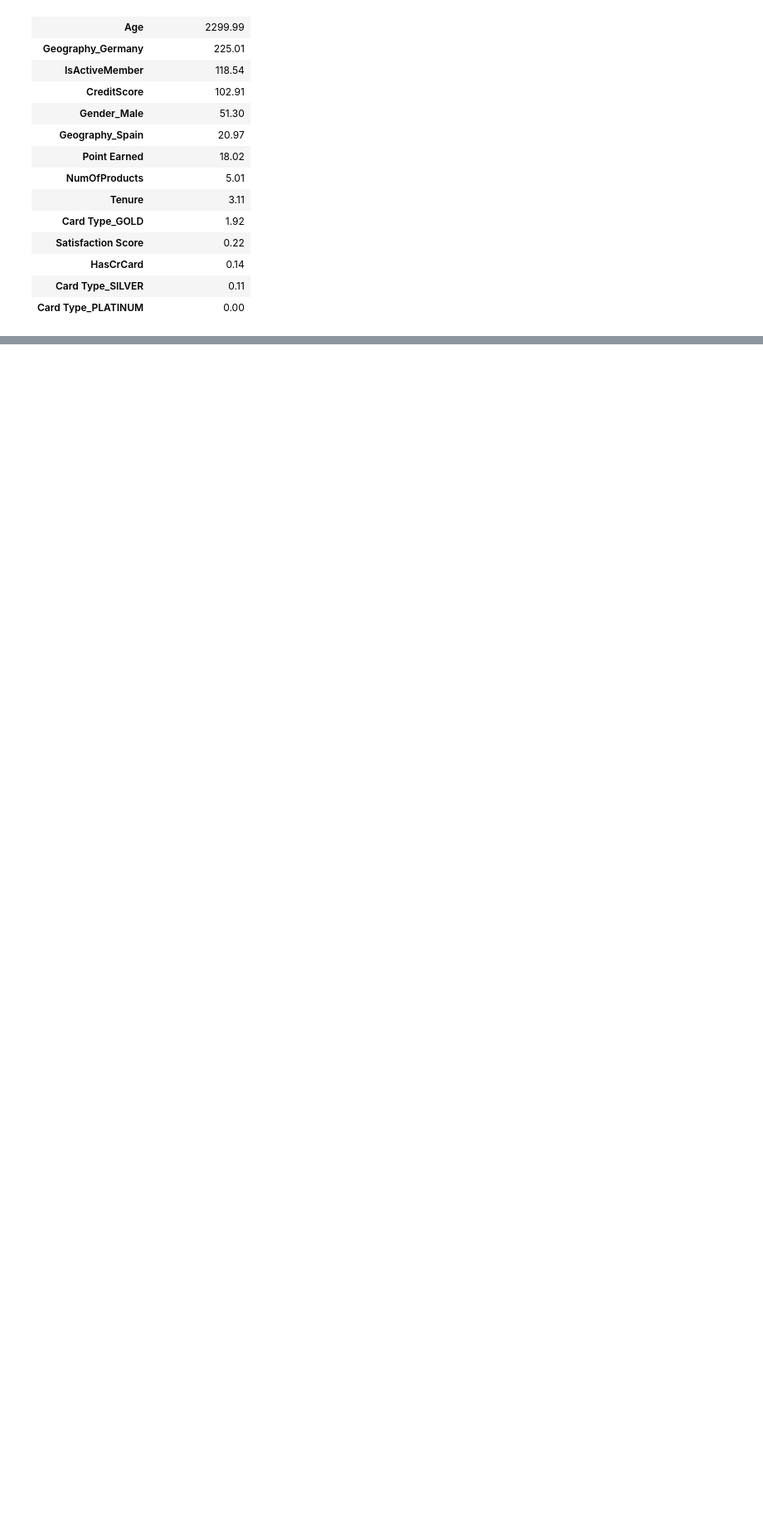
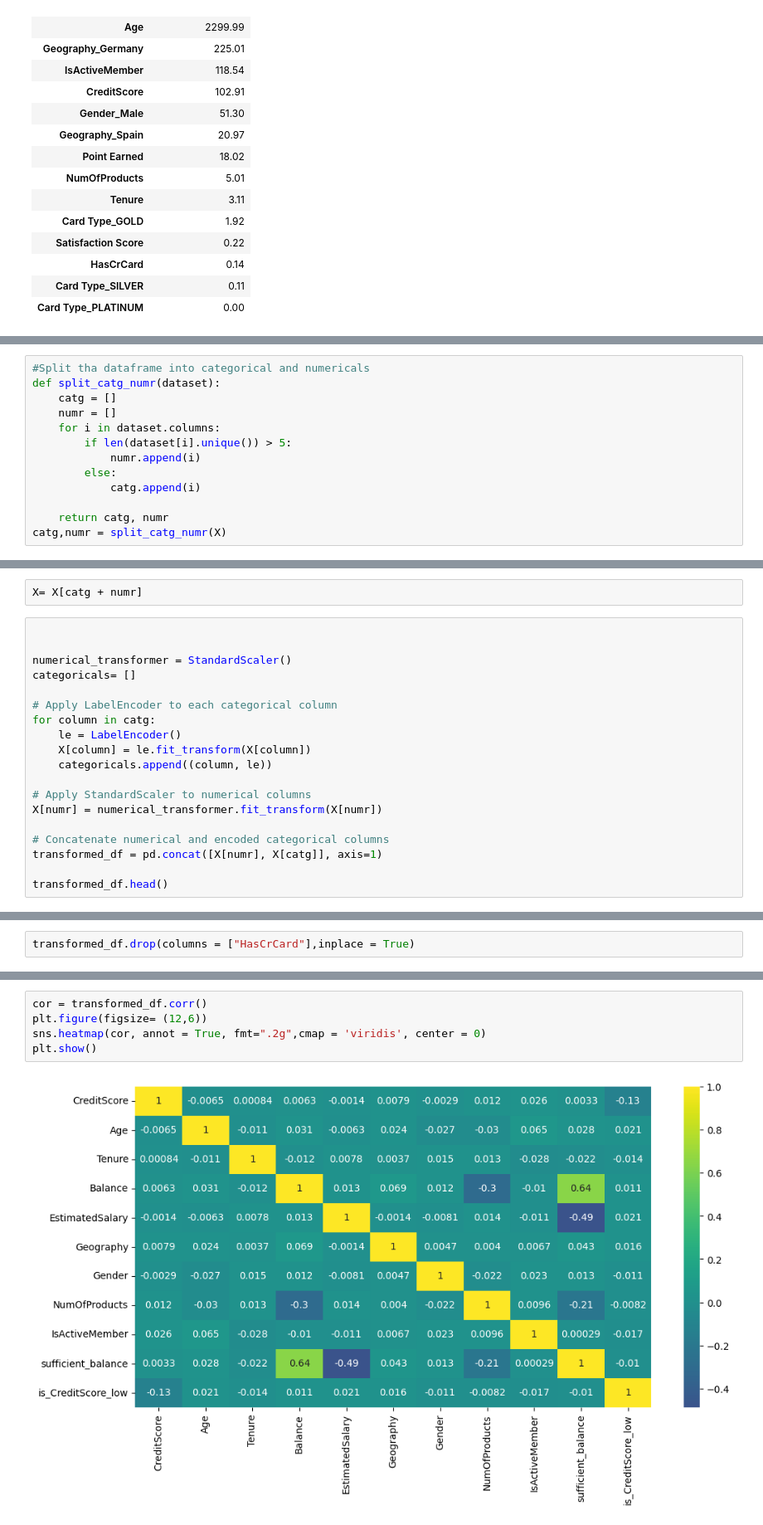
Before and after one commit to ravina029/CustomerChurnPrediction, a Jupyter notebook: research/Feature_Engineering_model_Building.ipynb, the cells around one changed output, grey strips where cells are left out. Shown: that part at 83% size. Drawn from its saved outputs; the diff is of its cells as text; blank space fills up the shorter version.

```diff
--- a/research/Feature_Engineering_model_Building.ipynb
+++ b/research/Feature_Engineering_model_Building.ipynb
@@ -444,0 +532,13 @@ featureScores.sort_values(by = 'Chi Squared Score', ascending = False).round(2)
+# %%
+#Split tha dataframe into categorical and numericals
+def split_catg_numr(dataset):
+    catg = []
+    numr = []
+    for i in dataset.columns:
+        if len(dataset[i].unique()) > 5:
+            numr.append(i)
+        else:
+            catg.append(i)
+
+    return catg, numr
+catg,numr = split_catg_numr(X)
@@ -444,0 +555,21 @@ featureScores.sort_values(by = 'Chi Squared Score', ascending = False).round(2)
+# %%
+X= X[catg + numr]
+# %%
+
+
+numerical_transformer = StandardScaler()
+categoricals= []
+
+# Apply LabelEncoder to each categorical column
+for column in catg:
+    le = LabelEncoder()
+    X[column] = le.fit_transform(X[column])
+    categoricals.append((column, le))
+
+# Apply StandardScaler to numerical columns
+X[numr] = numerical_transformer.fit_transform(X[numr])
+
+# Concatenate numerical and encoded categorical columns
+transformed_df = pd.concat([X[numr], X[catg]], axis=1)
+
+transformed_df.head()
@@ -444,0 +608,2 @@ featureScores.sort_values(by = 'Chi Squared Score', ascending = False).round(2)
+# %%
+transformed_df.drop(columns = ["HasCrCard"],inplace = True)
@@ -444,0 +616,7 @@ featureScores.sort_values(by = 'Chi Squared Score', ascending = False).round(2)
+# %%
+cor = transformed_df.corr()
+plt.figure(figsize= (12,6))
+sns.heatmap(cor, annot = True, fmt=".2g",cmap = 'viridis', center = 0)
+plt.show()
+# %% [output]
+[figure, added]
```
Also changed, not shown: parts of 46 cells of this notebook, 17 other files.
